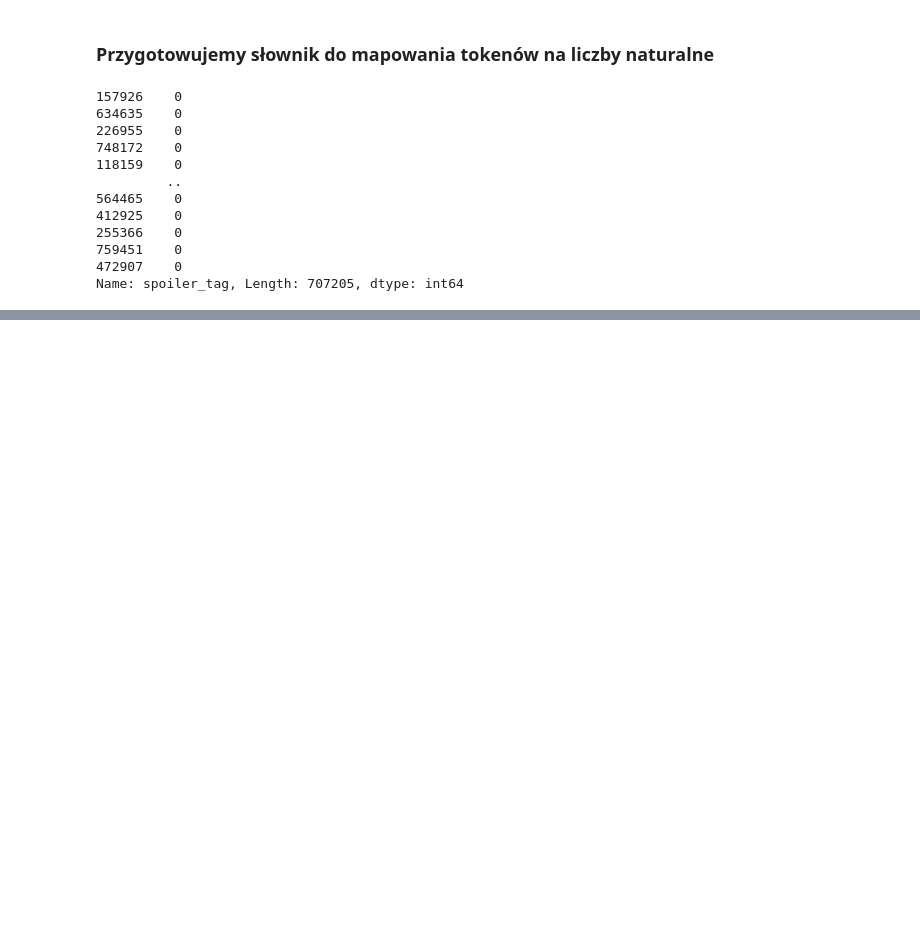
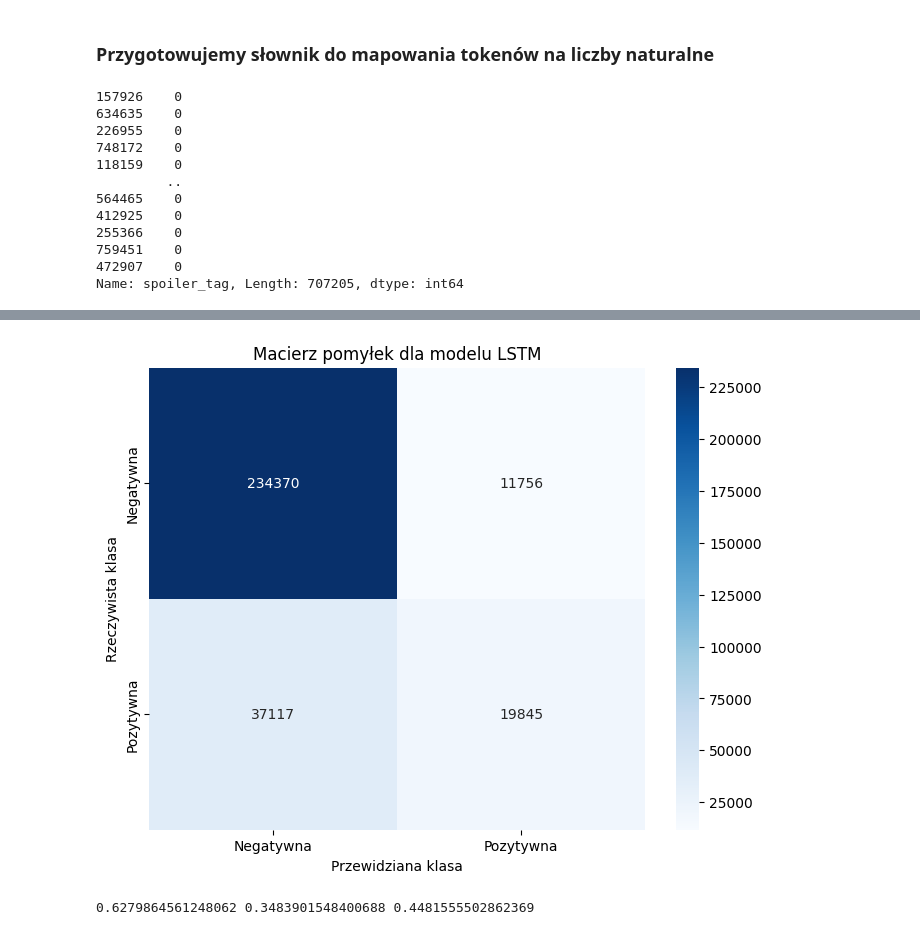
Before and after one commit to mkubkowski/projekt_big_data, a Jupyter notebook: Mariusz/lstm_AWS_v3.ipynb, the cells around one changed output, grey strips where cells are left out. Saved outputs shown, nothing was run; the diff lists cells and outputs as text; code cells hidden in the pictures; blank space fills up the shorter version.

```diff
--- a/Mariusz/lstm_AWS_v3.ipynb
+++ b/Mariusz/lstm_AWS_v3.ipynb
@@ -383,0 +427,22 @@ print(AUC)
+# %%
+rate = 0.4
+y_pred_test = (prob_pred_test > rate).astype(int)
+
+cm = confusion_matrix(y_test, y_pred_test)
+
+plt.figure(figsize=(8, 6))
+sns.heatmap(cm, annot=True, fmt="d", cmap="Blues", xticklabels=["Negatywna", "Pozytywna"], yticklabels=["Negatywna", "Pozytywna"])
+plt.xlabel('Przewidziana klasa')
+plt.ylabel('Rzeczywista klasa')
+plt.title('Macierz pomyłek dla modelu LSTM')
+plt.show()
+# %% [output]
+[figure, added]
+# %%
+precision = precision_score(y_test, y_pred_test)
+recall = recall_score(y_test, y_pred_test)
+f1 = f1_score(y_test, y_pred_test)
+
+print(precision, recall, f1)
+# %% [output]
+0.6279864561248062 0.3483901548400688 0.4481555502862369
```
Also changed, not shown: parts of 13 cells of this notebook, 2 other files.
